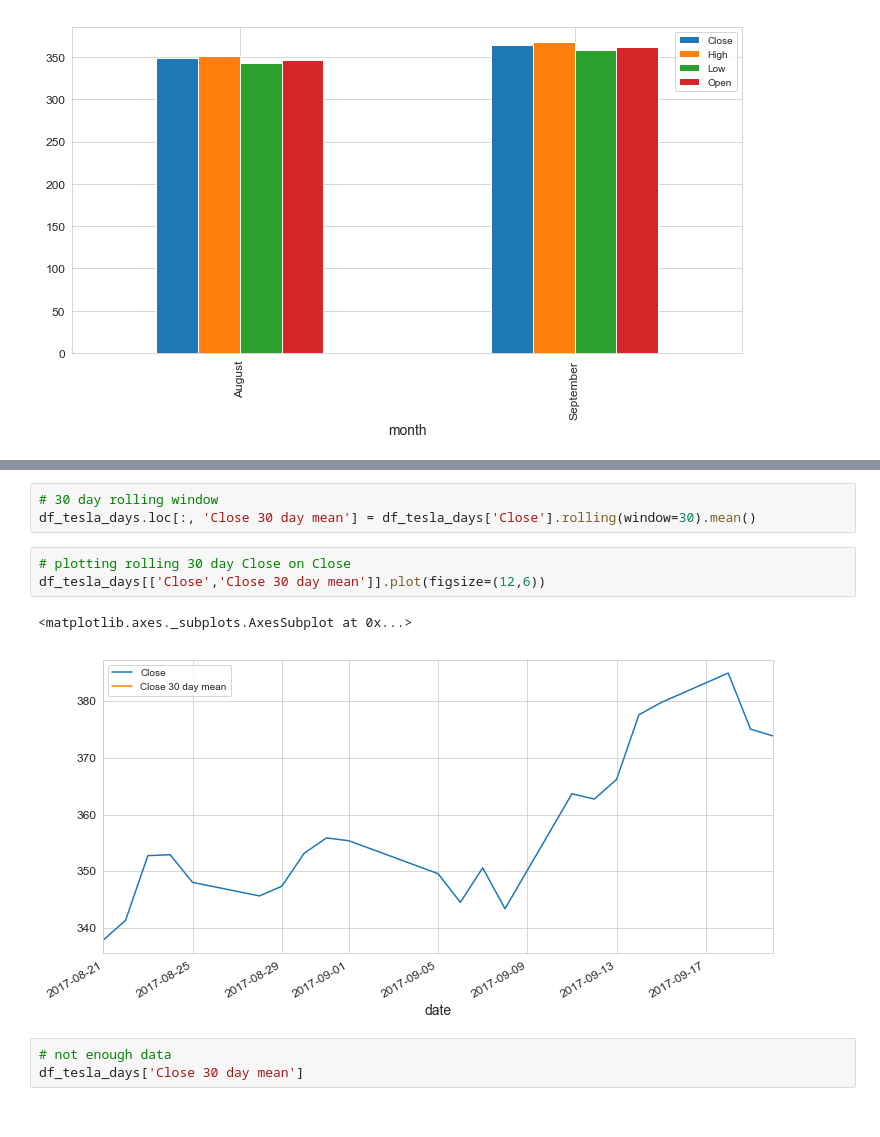
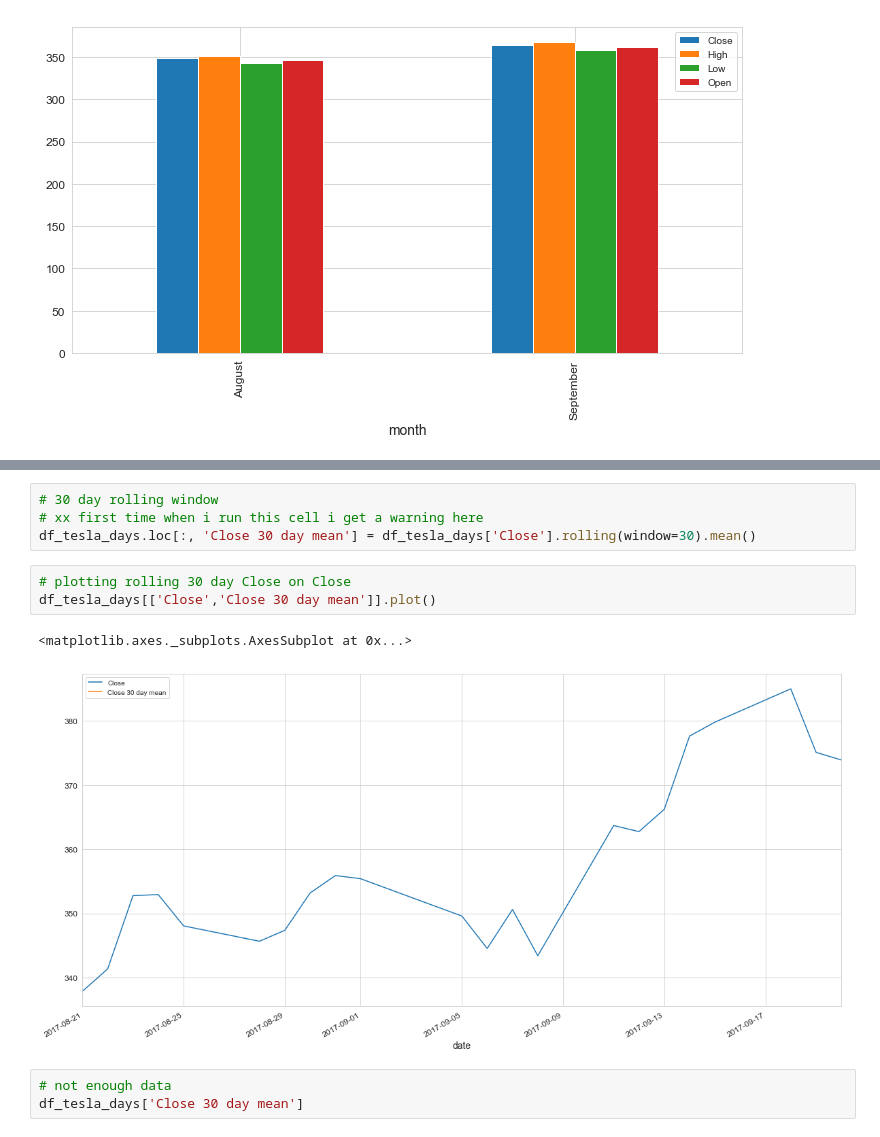
Before and after one commit to michalszczecinski/python_for_data_analysis, a Jupyter notebook: python_for_data_analysis_walkthrough.ipynb, the cells around one changed output, grey strips where cells are left out. Cells and saved outputs as stored; diff of their text form.

```diff
--- a/python_for_data_analysis_walkthrough.ipynb
+++ b/python_for_data_analysis_walkthrough.ipynb
@@ -1570,13 +1593,14 @@ date
 Name: Close, dtype: float64
 # %%
 # 30 day rolling window
+# xx first time when i run this cell i get a warning here
 df_tesla_days.loc[:, 'Close 30 day mean'] = df_tesla_days['Close'].rolling(window=30).mean()
 # %%
 # plotting rolling 30 day Close on Close
-df_tesla_days[['Close','Close 30 day mean']].plot(figsize=(12,6))
+df_tesla_days[['Close','Close 30 day mean']].plot()
 # %% [output]
 <matplotlib.axes._subplots.AxesSubplot at 0x...>
-[figure, old version]
+[figure, new version]
 # %%
 # not enough data
 df_tesla_days['Close 30 day mean']
```
Also changed, not shown: parts of 61 cells of this notebook.
